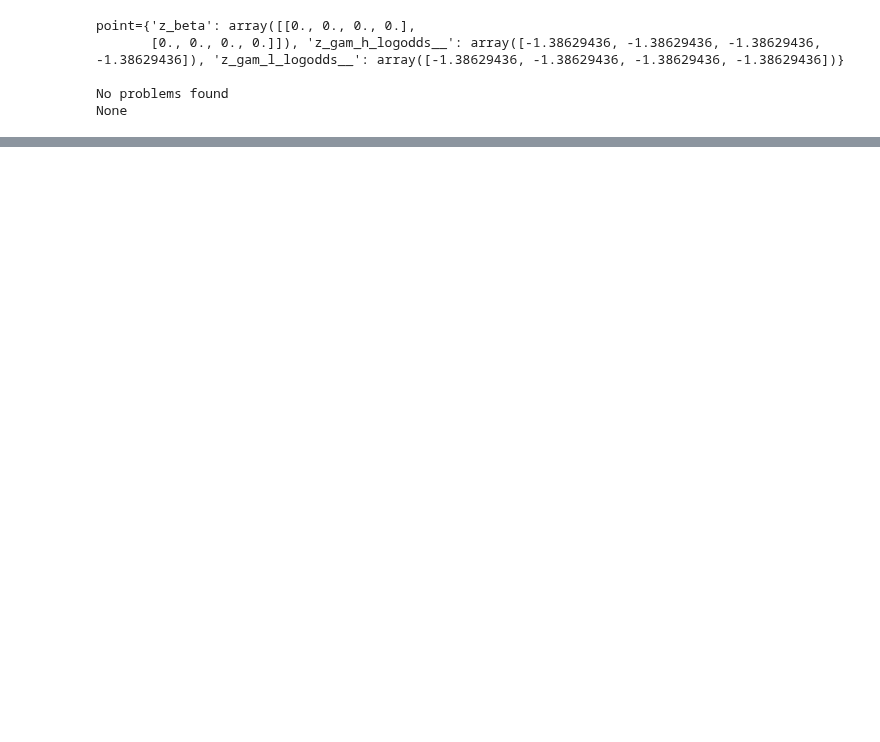
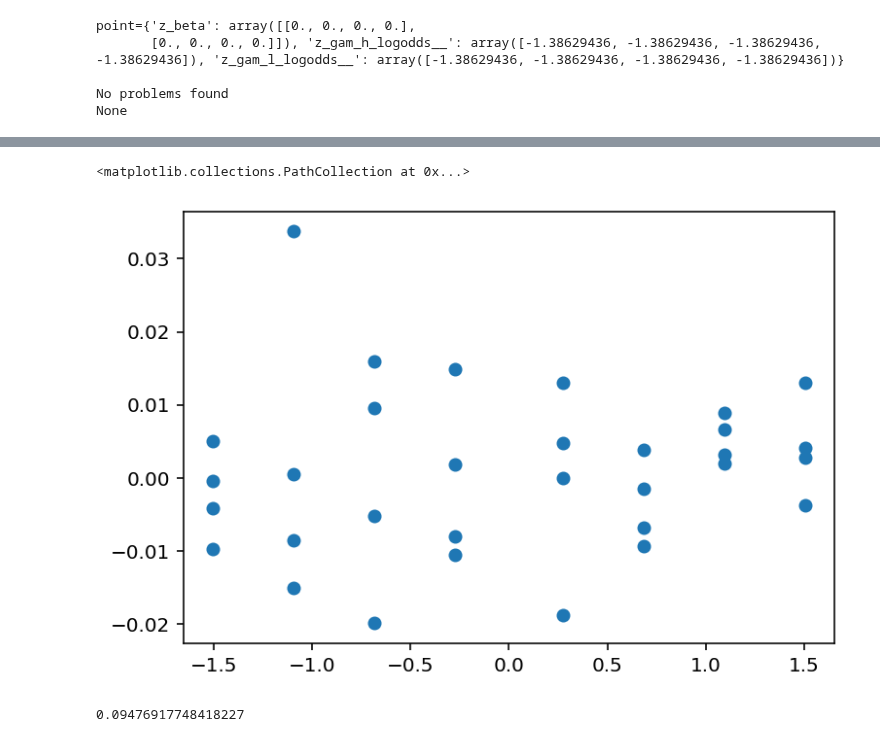
Before and after one commit to vmschroe/monkey-psychophysics, a Jupyter notebook: Model_A/Model_A.ipynb, the cells around one changed output, grey strips where cells are left out. Saved outputs shown, nothing was run; the diff lists cells and outputs as text; code cells hidden in the pictures; blank space fills up the shorter version.

```diff
--- a/Model_A/Model_A.ipynb
+++ b/Model_A/Model_A.ipynb
@@ -114,0 +270,9 @@ We recommend running at least 4 chains for robust computation of convergence dia
+# %%
+plt.scatter(true_props['stim'],true_props['true_response']- pred_props["pred_response_prob"])
+# %% [output]
+<matplotlib.collections.PathCollection at 0x...>
+[figure, added]
+# %%
+np.corrcoef(abs(true_props['stim']),true_props['true_response']- pred_props["pred_response_prob"])[0,1]
+# %% [output]
+0.09476917748418227
```
Also changed, not shown: parts of 33 cells of this notebook, 11 other files.
